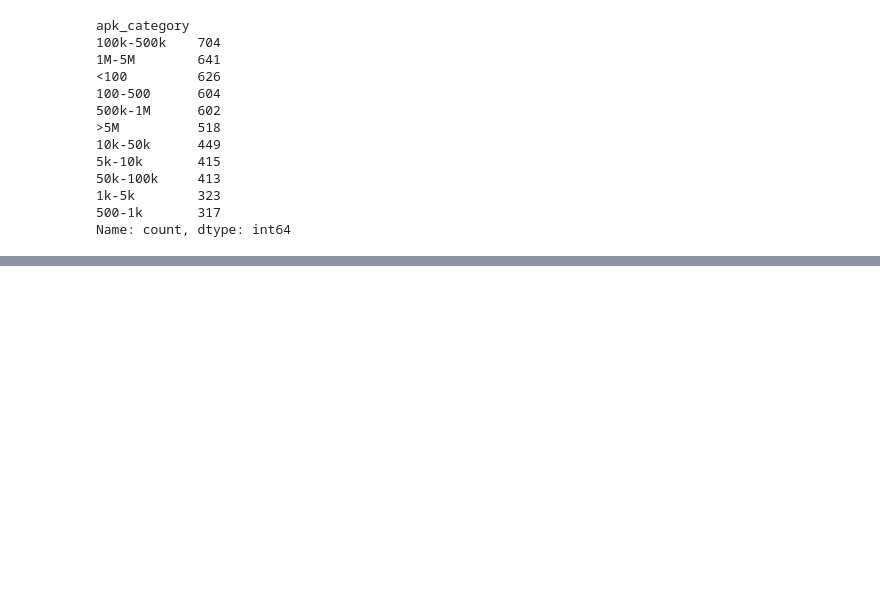
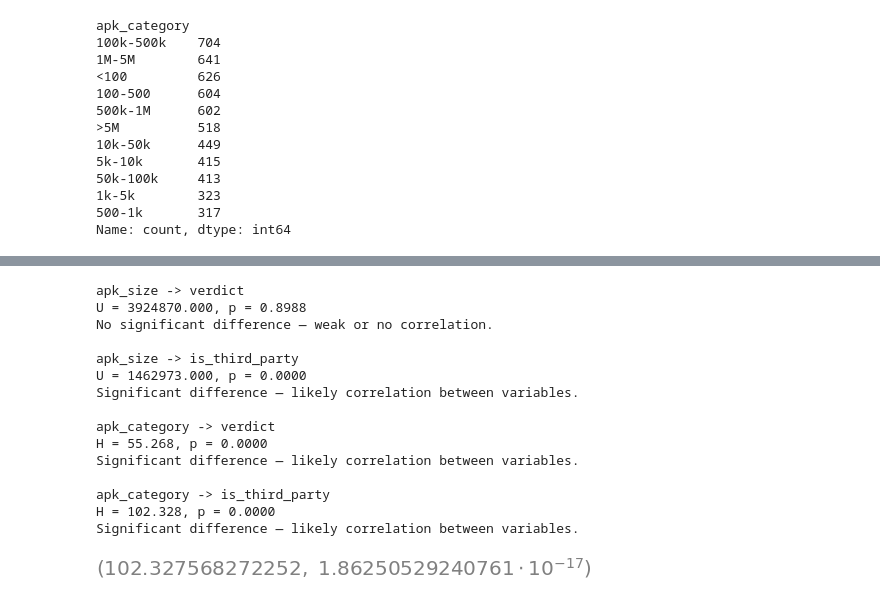
Before and after one commit to MdAkramKhanJehad/ci4security, a Jupyter notebook: causal_analysis/test.ipynb, the cells around one changed output, grey strips where cells are left out. Cells and saved outputs as stored; diff of their text form; code cells hidden in the pictures; blank space fills up the shorter version.

```diff
--- a/causal_analysis/test.ipynb
+++ b/causal_analysis/test.ipynb
@@ -291,0 +388,48 @@ from scipy.spatial.distance import jensenshannon
+# %%
+from scipy.stats import mannwhitneyu, kruskal
+
+def mann_whitney_test(df, numeric_col, binary_col):
+    groups = [df[df[binary_col] == val][numeric_col] for val in df[binary_col].unique()]
+    stat, p = mannwhitneyu(groups[0], groups[1], alternative="two-sided")
+    print(f"\n{numeric_col} -> {binary_col}")
+    print(f"U = {stat:.3f}, p = {p:.4f}")
+    if p < 0.05:
+        print("Significant difference — likely correlation between variables.")
+    else:
+        print("No significant difference — weak or no correlation.")
+    return stat, p
+
+
+def kruskal_test(df, cat_col, binary_col):
+    groups = [group[binary_col].values for _, group in df.groupby(cat_col)]
+    stat, p = kruskal(*groups)
+    print(f"\n{cat_col} -> {binary_col}")
+    print(f"H = {stat:.3f}, p = {p:.4f}")
+    if p < 0.05:
+        print("Significant difference — likely correlation between variables.")
+    else:
+        print("No significant difference — weak or no correlation.")
+    return stat, p
+
+
+mann_whitney_test(df, "apk_size", "verdict")
+mann_whitney_test(df, "apk_size", "is_third_party")
+kruskal_test(df, "apk_category", "verdict")
+kruskal_test(df, "apk_category", "is_third_party")
+# %% [output]
+apk_size -> verdict
+U = 3924870.000, p = 0.8988
+No significant difference — weak or no correlation.
+
+apk_size -> is_third_party
+U = 1462973.000, p = 0.0000
+Significant difference — likely correlation between variables.
+
+apk_category -> verdict
+H = 55.268, p = 0.0000
+Significant difference — likely correlation between variables.
+
+apk_category -> is_third_party
+H = 102.328, p = 0.0000
+Significant difference — likely correlation between variables.
+[figure, added]
```
Also changed, not shown: parts of 16 cells of this notebook, 1 other file.
